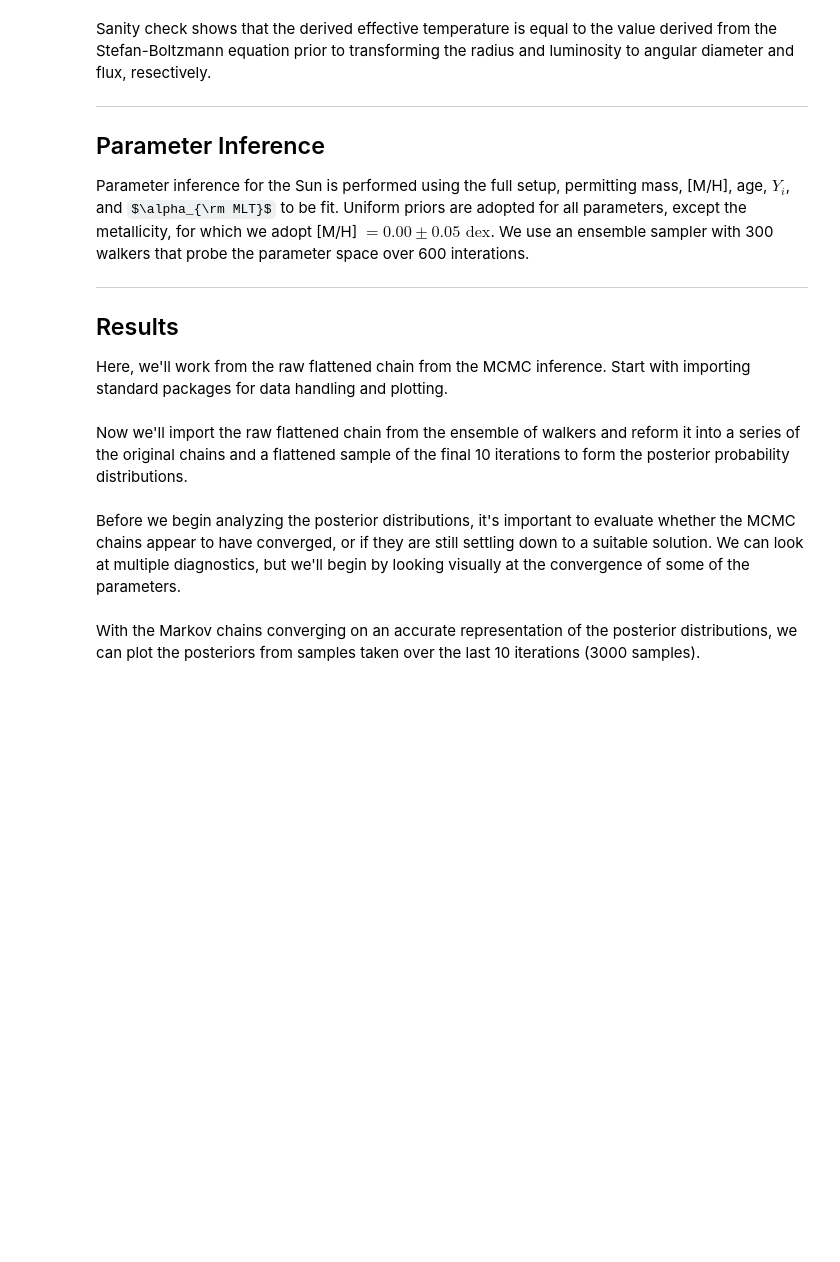
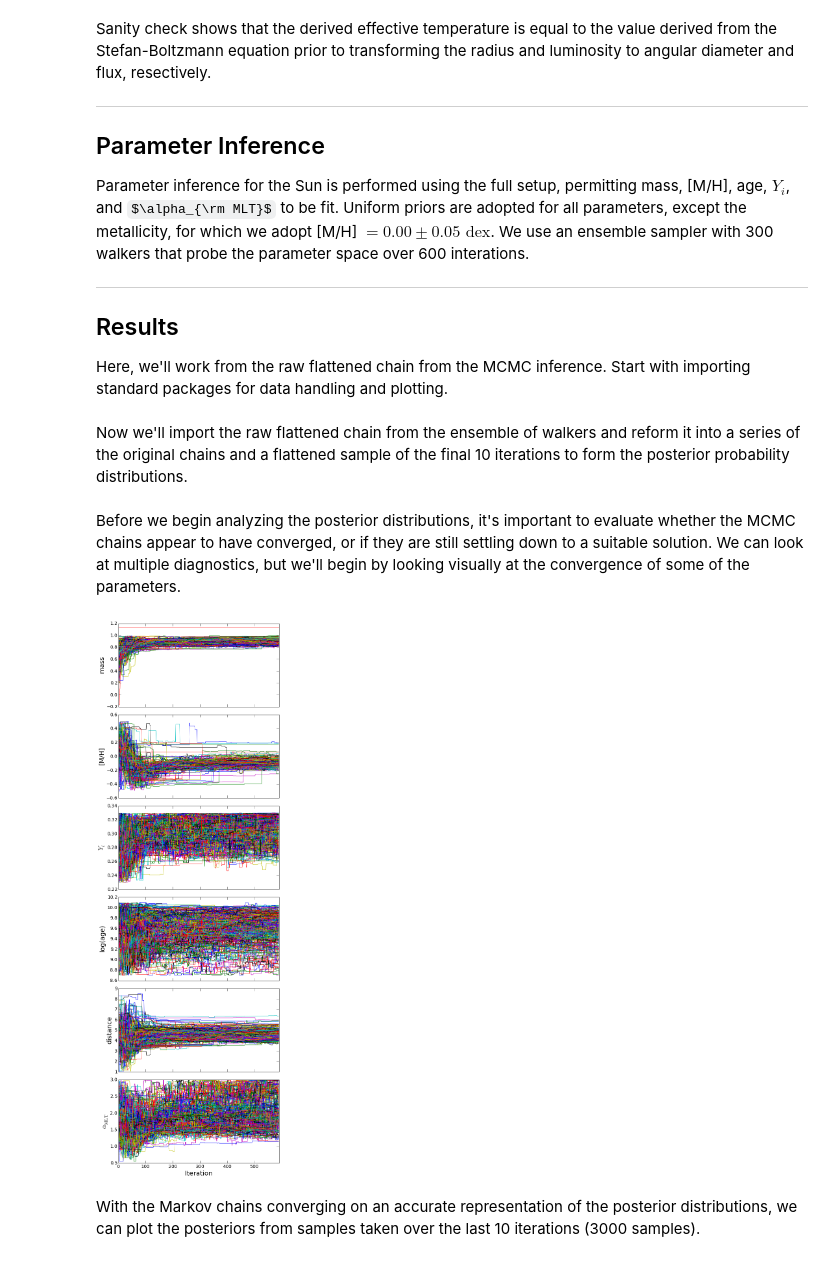
Before and after one commit to gfeiden/Notebook, a Jupyter notebook: Projects/mlt_calib/Sun_as_a_star.ipynb, the cells around one changed output. Cells and saved outputs as stored; diff of their text form; code cells hidden in the pictures; some formulas as TeX source; blank space fills up the shorter version.

```diff
--- a/Projects/mlt_calib/Sun_as_a_star.ipynb
+++ b/Projects/mlt_calib/Sun_as_a_star.ipynb
@@ -100,19 +100,21 @@ Before we begin analyzing the posterior distributions, it's important to evaluat
 # %%
 fig, ax = plt.subplots(6, 1, figsize=(8, 24), sharex=True)
 
 # dictionary of parameters for easy reference
 labels = {0: 'mass', 1: '[M/H]', 2: '$Y_i$', 3: 'log(age)', 4: 'distance', 5: '$\\alpha_{\\rm MLT}$'}
 
 # look at only first size parameters
 for par in range(6):
     for walker in range(sun_chains.shape[0]):
         ax[par].plot(sun_chains[walker, :, par], '-', lw=1)
     ax[par].set_ylabel(labels[par], fontsize=20.)
     ax[par].set_xlim(0, sun_chains.shape[1])
     ax[par].tick_params(which='major', axis='both', length=8., labelsize=14.)
-ax[0].set_xlabel('Iteration', fontsize=20.)
+ax[-1].set_xlabel('Iteration', fontsize=20.)
 
 fig.tight_layout()
+# %% [output]
+[figure, added]
 # %% [markdown]
 With the Markov chains converging on an accurate representation of the posterior distributions, we can plot the posteriors from samples taken over the last 10 iterations (3000 samples).
 # %%
```
Also changed, not shown: parts of 4 cells of this notebook, 2 other files.
